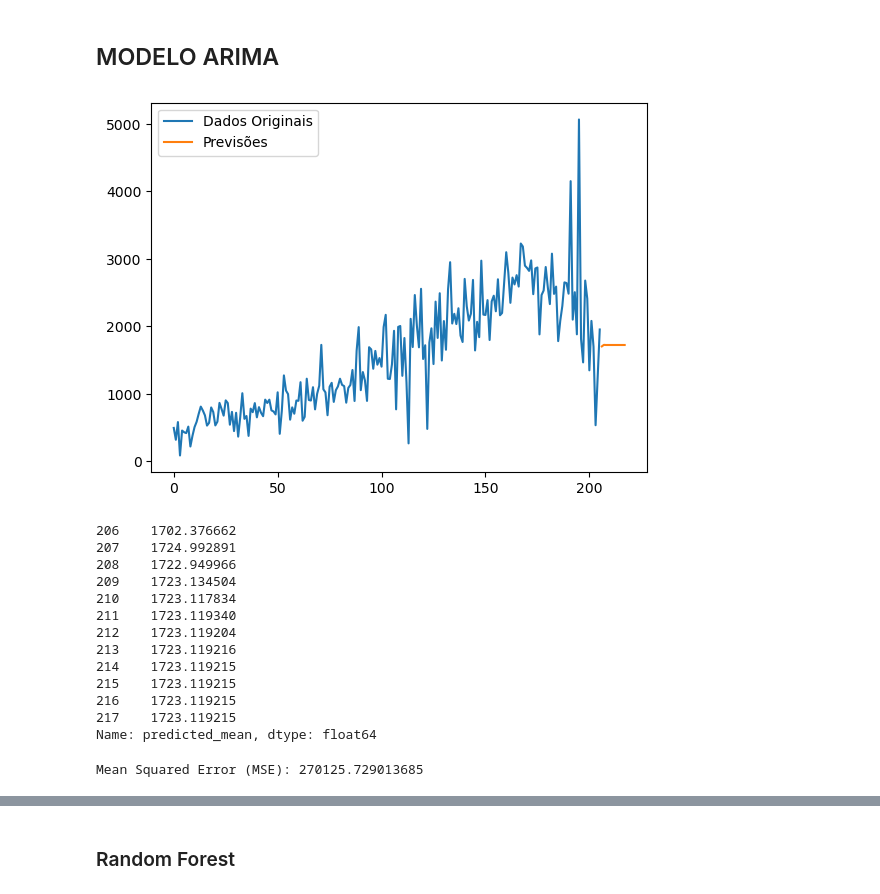
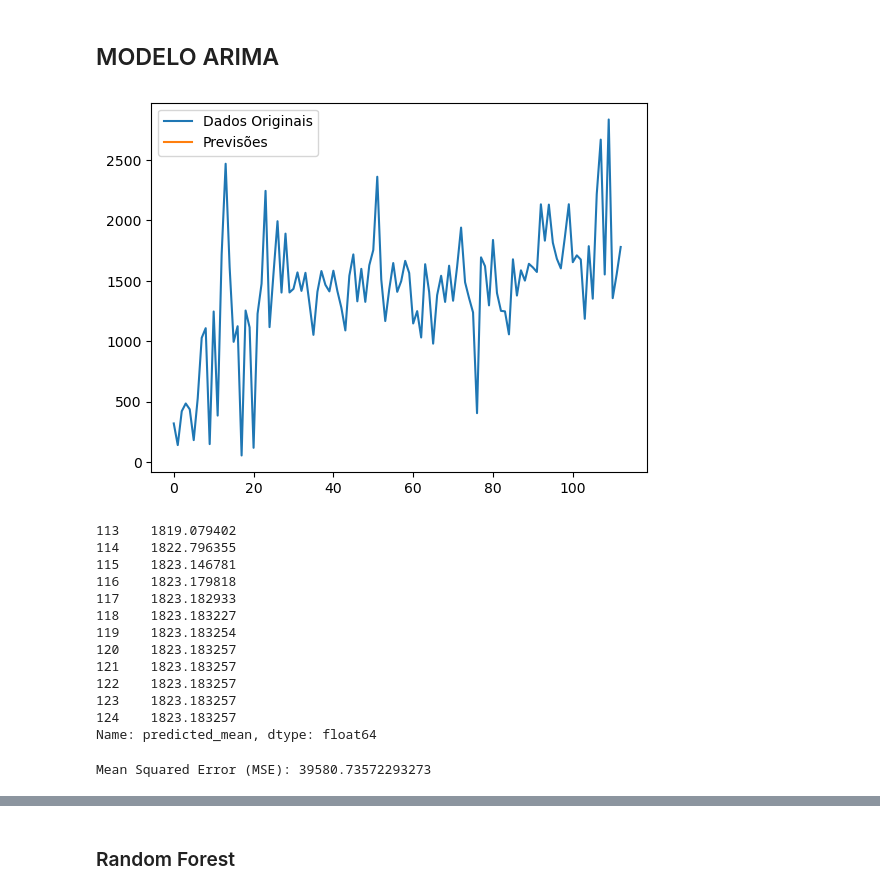
Before and after one commit to Alesandre-santos/IndicadoresGGTOX, a Jupyter notebook: script_tcc_modelo.ipynb, the cells around one changed output, grey strips where cells are left out. Drawn from its saved outputs; the diff is of its cells as text; code cells hidden in the pictures.

```diff
--- a/script_tcc_modelo.ipynb
+++ b/script_tcc_modelo.ipynb
@@ -36,13 +29,17 @@ import io
 df_0   = pd.read_excel(r'C:\Users\alesa\OneDrive - ANVISA - Agencia Nacional de Vigilancia Sanitaria\000_ECD\TCC\Dados\df.xlsx',
                          header=0, sheet_name="Planilha1")
 
-df_0 = pd.DataFrame(df_0[(df_0['CO_ASSUNTO'] == 5002)])
-
 df_0['DATA_FINALIZACAO'] = df_0['DT_FINALIZACAO'].dt.date
 df_0['DATA_FINALIZACAO_AM'] = df_0['DT_FINALIZACAO'].dt.strftime('%Y-%m')
 
+df_41 = pd.DataFrame(df_0[(df_0['CO_ASSUNTO'] == 5041)])
+df_65 = pd.DataFrame(df_0[(df_0['CO_ASSUNTO'] == 5065)])
+
 #df = df_0.groupby(['CO_ASSUNTO','CO_ASSUNTO_T','DATA_FINALIZACAO'])['TOTAL'].mean().reset_index()
-df = df_0.groupby(['CO_ASSUNTO','CO_ASSUNTO_T','DATA_FINALIZACAO_AM'])['TOTAL'].mean().reset_index()
-df.head()
+df =    df_0.groupby(['CO_ASSUNTO','CO_ASSUNTO_T','DATA_FINALIZACAO_AM'])['TOTAL'].mean().reset_index()
+df41 = df_41.groupby(['CO_ASSUNTO','CO_ASSUNTO_T','DATA_FINALIZACAO_AM'])['TOTAL'].mean().reset_index()
+df65 = df_65.groupby(['CO_ASSUNTO','CO_ASSUNTO_T','DATA_FINALIZACAO_AM'])['TOTAL'].mean().reset_index()
+
+df65.head()
 # %% [output]
 |  | CO_ASSUNTO | CO_ASSUNTO_T | DATA_FINALIZACAO_AM | TOTAL |
@@ -74,0 +97,7 @@ memory usage: 215.9+ KB
+# %%
+# Definir a coluna ano como índice
+df41.set_index('DATA_FINALIZACAO_AM',inplace=True)
+# Alterar o nome do índice de Any para ano
+# Alterar o nome do índice de Any para ano
+df41.index.name = 'AnoMes'
+df41 = df41[['TOTAL']]
@@ -80,53 +257,51 @@ from statsmodels.tsa.arima.model import ARIMA
 # %%
 
 # Definir os parâmetros do modelo ARIMA
 order = (1, 1, 1)  # Ordem do modelo ARIMA (p, d, q)
 
 # Ajustar o modelo ARIMA aos dados
-model = ARIMA(df['TOTAL'], order=order)
+model = ARIMA(df41['TOTAL'], order=order)
 model_fit = model.fit()
 
 # Fazer previsões
-n_steps = 12  # Número de passos futuros a serem previstos
+n_steps = 1  # Número de passos futuros a serem previstos
 forecast = model_fit.forecast(steps=n_steps)
 
 # Plotar os dados originais e as previsões
-plt.plot(df['TOTAL'], label='Dados Originais')
-plt.plot(np.arange(len(df['TOTAL']), len(df['TOTAL']) + n_steps), forecast, label='Previsões')
+plt.plot(df41['TOTAL'], label='Dados Originais')
+plt.plot(np.arange(len(df41['TOTAL']), len(df41['TOTAL']) + n_steps), forecast, label='Previsões')
 plt.legend()
 plt.show()
 # %% [output]
-[figure, old version]
+[figure, new version]
 # %%
 forecast
 # %% [output]
-206    1702.376662
-207    1724.992891
-208    1722.949966
-209    1723.134504
-210    1723.117834
-211    1723.119340
-212    1723.119204
-213    1723.119216
-214    1723.119215
-215    1723.119215
-216    1723.119215
-217    1723.119215
+113    1819.079402
+114    1822.796355
+115    1823.146781
+116    1823.179818
+117    1823.182933
+118    1823.183227
+119    1823.183254
+120    1823.183257
+121    1823.183257
+122    1823.183257
+123    1823.183257
+124    1823.183257
 Name: predicted_mean, dtype: float64
 # %%
 # Para calcular o Mean Squared Error (MSE) em um modelo ARIMA
 
 # Separar os dados em treinamento e teste
-train_data = df.iloc[:-2]
-test_data = df.iloc[-2:]
+train_data = df41.iloc[:-2]
+test_data = df41.iloc[-2:]
 
 order = (1, 1, 1)  # Ordem do modelo ARIMA (p, d, q)
 
 # Ajustar o modelo ARIMA aos dados
-model = ARIMA(df['TOTAL'], order=order)
+model = ARIMA(df41['TOTAL'], order=order)
 model_fit = model.fit()
-
-
 
 # Fazer as previsões para os dados de teste
 predictions = model_fit.predict(start=test_data.index[0], end=test_data.index[-1])
@@ -136,4 +311,4 @@ mse = np.mean((predictions - test_data['TOTAL']) ** 2)
 
 print('Mean Squared Error (MSE):', mse)
 # %% [output]
-Mean Squared Error (MSE): 270125.729013685
+Mean Squared Error (MSE): 39580.73572293273
```
Also changed, not shown: parts of 41 cells of this notebook, 1 other file.
